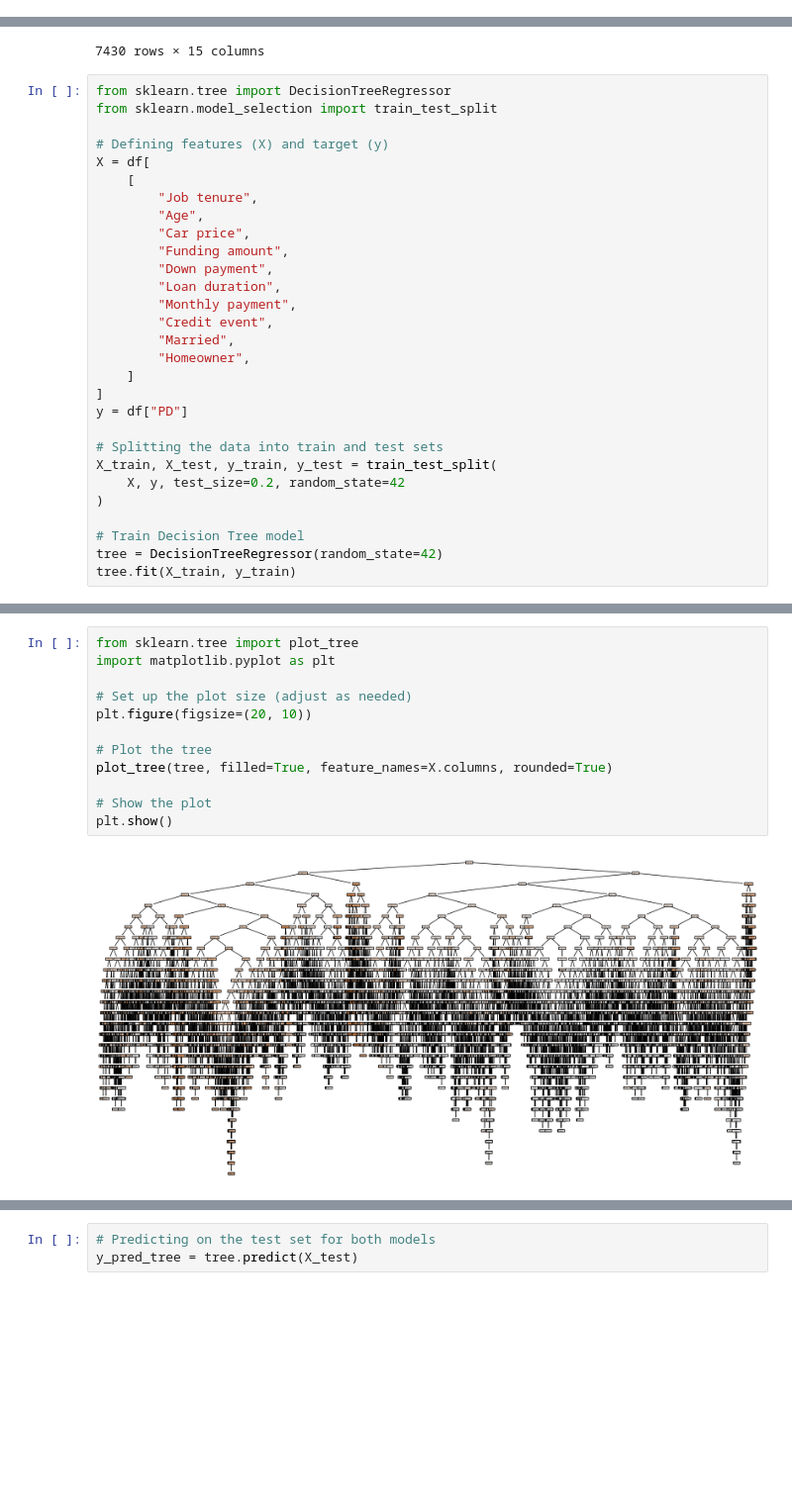
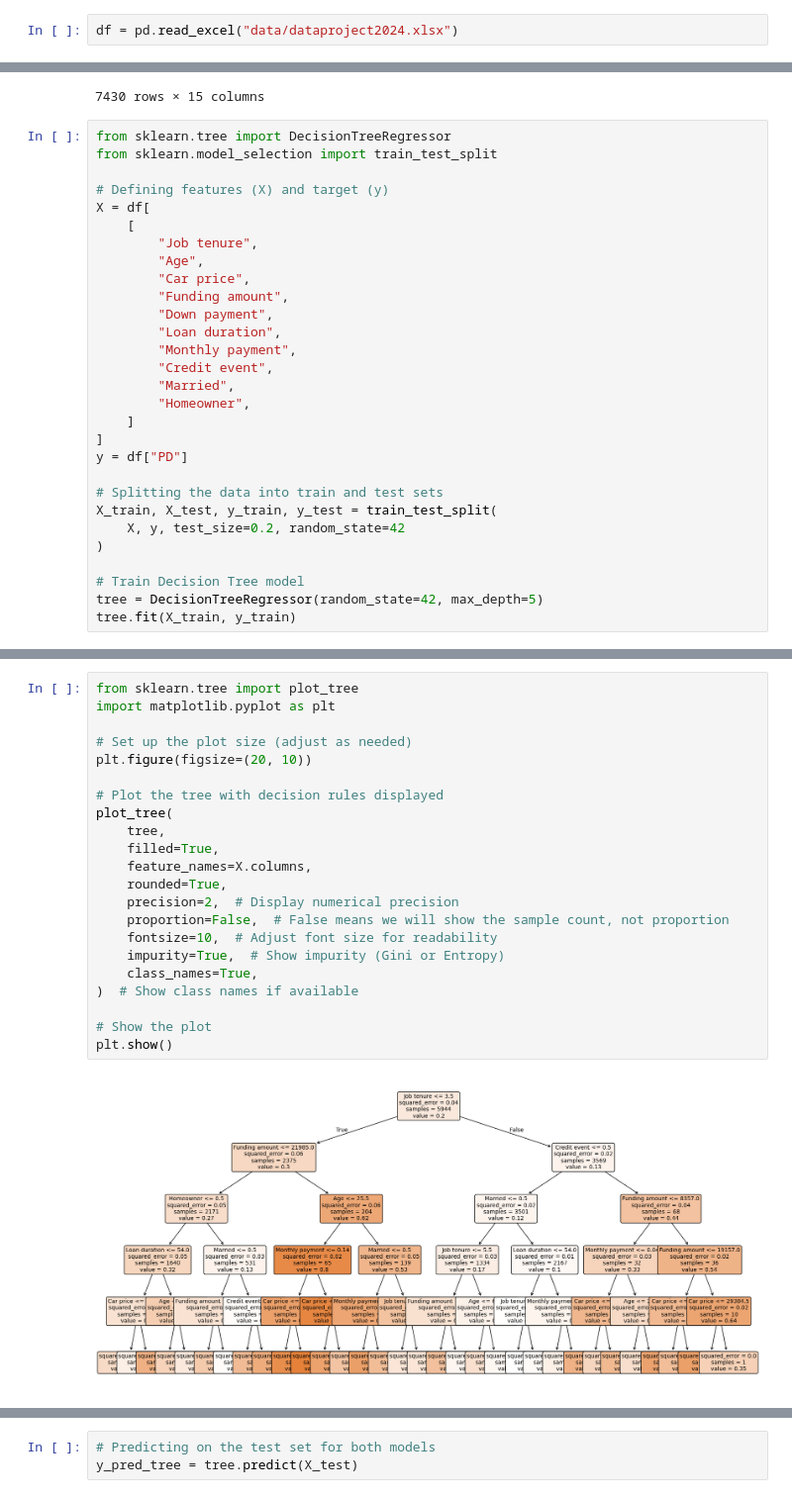
Before and after one commit to dorabijvoet/afi_final_project, a Jupyter notebook: notebooks/step1_decision_tree.ipynb, the cells around one changed output, grey strips where cells are left out. Shown at 99% size. Saved outputs shown, nothing was run; the diff lists cells and outputs as text; blank space fills up the shorter version.

```diff
--- a/notebooks/step1_decision_tree.ipynb
+++ b/notebooks/step1_decision_tree.ipynb
@@ -33,3 +32,5 @@ df = pd.read_excel(
+# %%
+df = pd.read_excel("data/dataproject2024.xlsx")
 # %%
 df
 # %% [output]
@@ -73,6 +74,6 @@ X_train, X_test, y_train, y_test = train_test_split(
 )
 
 # Train Decision Tree model
-tree = DecisionTreeRegressor(random_state=42)
+tree = DecisionTreeRegressor(random_state=42, max_depth=5)
 tree.fit(X_train, y_train)
 # %% [output]
@@ -80,14 +81,24 @@ DecisionTreeRegressor(random_state=42)
 # %%
 from sklearn.tree import plot_tree
 import matplotlib.pyplot as plt
 
 # Set up the plot size (adjust as needed)
 plt.figure(figsize=(20, 10))
 
-# Plot the tree
-plot_tree(tree, filled=True, feature_names=X.columns, rounded=True)
+# Plot the tree with decision rules displayed
+plot_tree(
+    tree,
+    filled=True,
+    feature_names=X.columns,
+    rounded=True,
+    precision=2,  # Display numerical precision
+    proportion=False,  # False means we will show the sample count, not proportion
+    fontsize=10,  # Adjust font size for readability
+    impurity=True,  # Show impurity (Gini or Entropy)
+    class_names=True,
+)  # Show class names if available
 
 # Show the plot
 plt.show()
 # %% [output]
-[figure, old version]
+[figure, new version]
```
Also changed, not shown: parts of 5 cells of this notebook, 2 other files.
